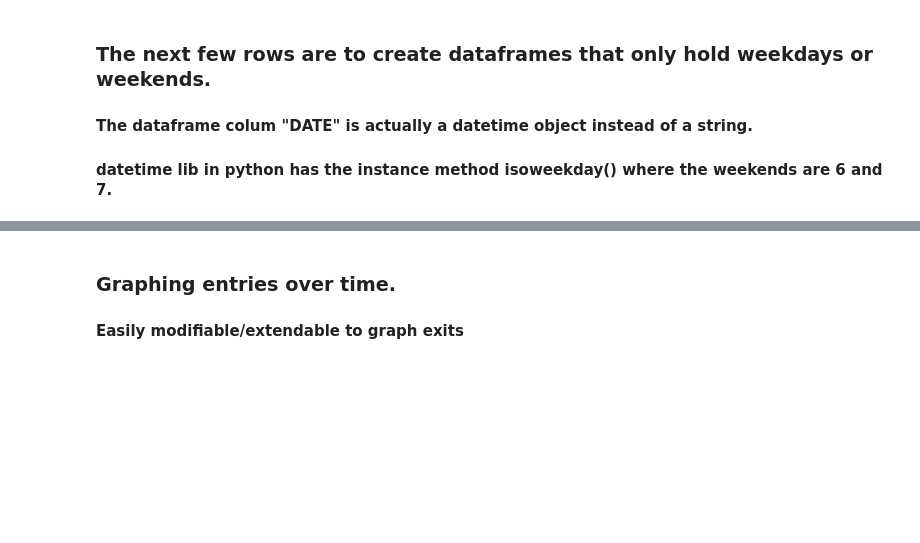
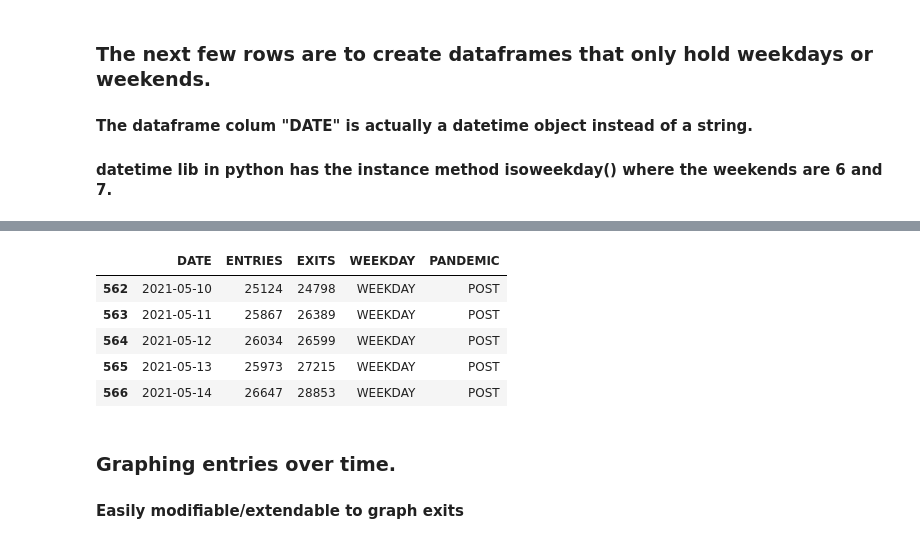
Before and after one commit to AJmadea/MTA-Analysis, a Jupyter notebook: jupyter_notebooks/Graphing Station Entries For A Station.ipynb, the cells around one changed output, grey strips where cells are left out. Cells and saved outputs as stored; diff of their text form; code cells hidden in the pictures; blank space fills up the shorter version.

```diff
--- a/jupyter_notebooks/Graphing Station Entries For A Station.ipynb
+++ b/jupyter_notebooks/Graphing Station Entries For A Station.ipynb
@@ -62,3 +69,12 @@ weekend_data = data[data['WEEKDAY'] != True]
+# %%
+data.tail()
+# %% [output]
+|  | DATE | ENTRIES | EXITS | WEEKDAY | PANDEMIC |
+| 562 | 2021-05-10 | 25124 | 24798 | WEEKDAY | POST |
+| 563 | 2021-05-11 | 25867 | 26389 | WEEKDAY | POST |
+| 564 | 2021-05-12 | 26034 | 26599 | WEEKDAY | POST |
+| 565 | 2021-05-13 | 25973 | 27215 | WEEKDAY | POST |
+| 566 | 2021-05-14 | 26647 | 28853 | WEEKDAY | POST |
 # %% [markdown]
 ### Graphing entries over time.
 #### Easily modifiable/extendable to graph exits
```
Also changed, not shown: parts of 8 cells of this notebook.
